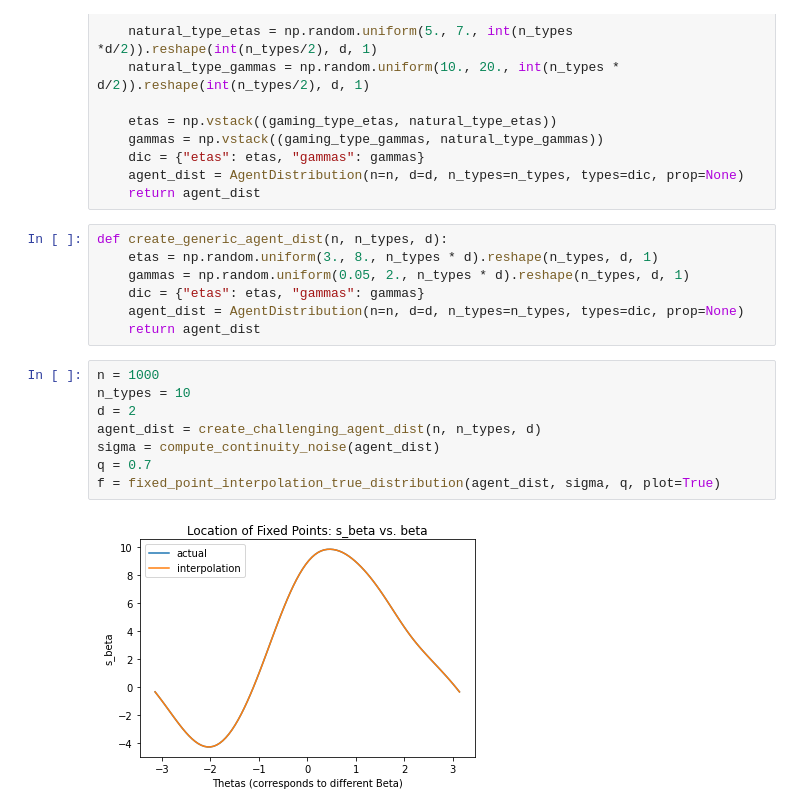
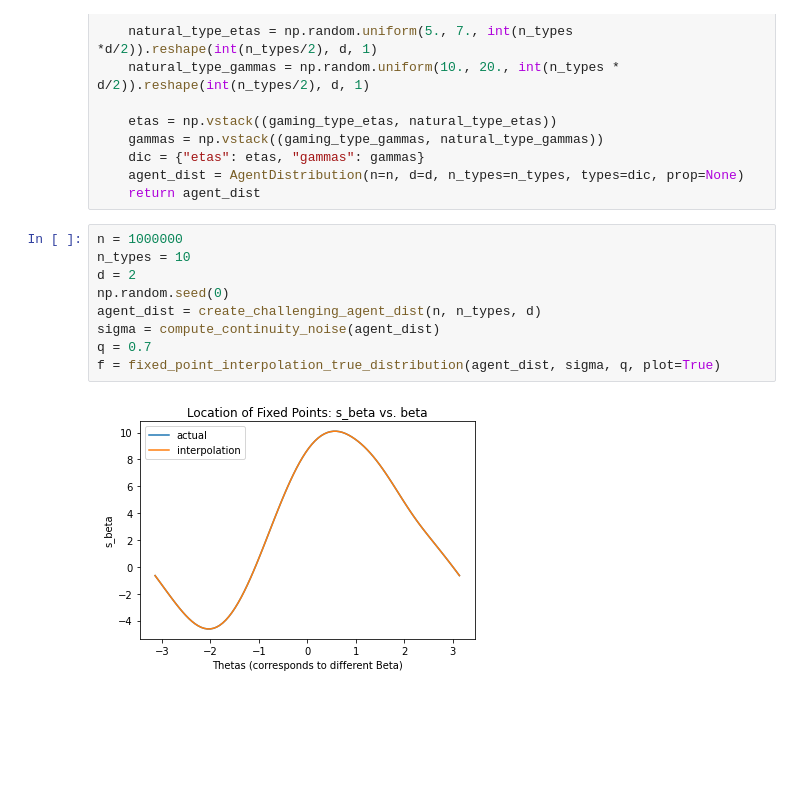
Before and after one commit to roshni714/ml-with-strategic-agents, a Jupyter notebook: heterogenous-types-distribution.ipynb, the cells around one changed output. Cells and saved outputs as stored; diff of their text form; blank space fills up the shorter version.

```diff
--- a/heterogenous-types-distribution.ipynb
+++ b/heterogenous-types-distribution.ipynb
@@ -22,23 +32,17 @@ def create_challenging_agent_dist(n, n_types, d):
     dic = {"etas": etas, "gammas": gammas}
     agent_dist = AgentDistribution(n=n, d=d, n_types=n_types, types=dic, prop=None)
     return agent_dist
-# %%
-def create_generic_agent_dist(n, n_types, d):
-    etas = np.random.uniform(3., 8., n_types * d).reshape(n_types, d, 1)
-    gammas = np.random.uniform(0.05, 2., n_types * d).reshape(n_types, d, 1)
-    dic = {"etas": etas, "gammas": gammas}
-    agent_dist = AgentDistribution(n=n, d=d, n_types=n_types, types=dic, prop=None)
-    return agent_dist
 # %%
-n = 1000
+n = 1000000
 n_types = 10
 d = 2
+np.random.seed(0)
 agent_dist = create_challenging_agent_dist(n, n_types, d)
 sigma = compute_continuity_noise(agent_dist)
 q = 0.7
 f = fixed_point_interpolation_true_distribution(agent_dist, sigma, q, plot=True)
 # %% [output]
-[figure, old version]
+[figure, new version]
 # %%
 min_loss, opt_beta, opt_s_beta, thetas, losses = optimal_beta_expected_policy_loss(agent_dist, sigma, f, plot=True)
 opt_theta = np.arctan2(opt_beta[1], opt_beta[0])
```
Also changed, not shown: parts of 10 cells of this notebook, 9 other files.
